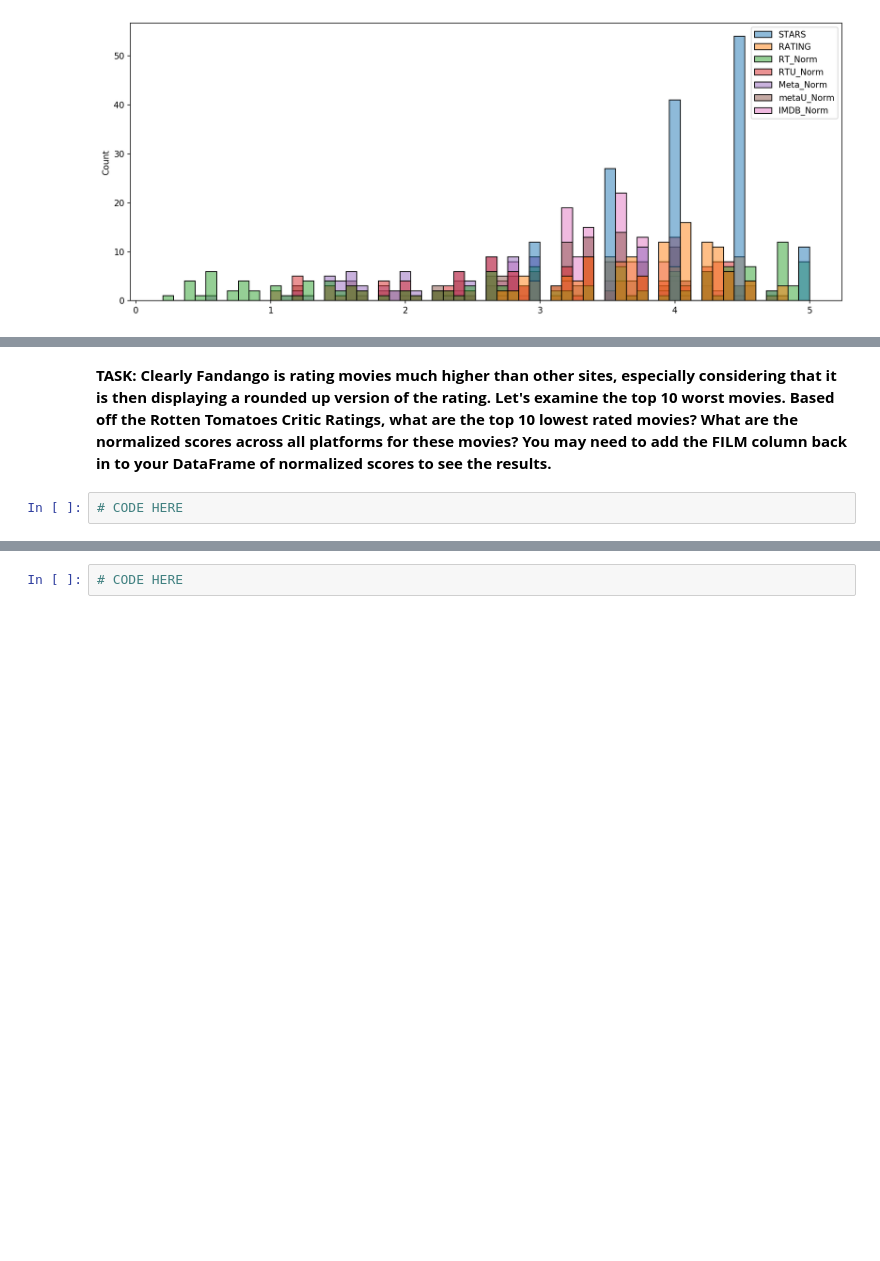
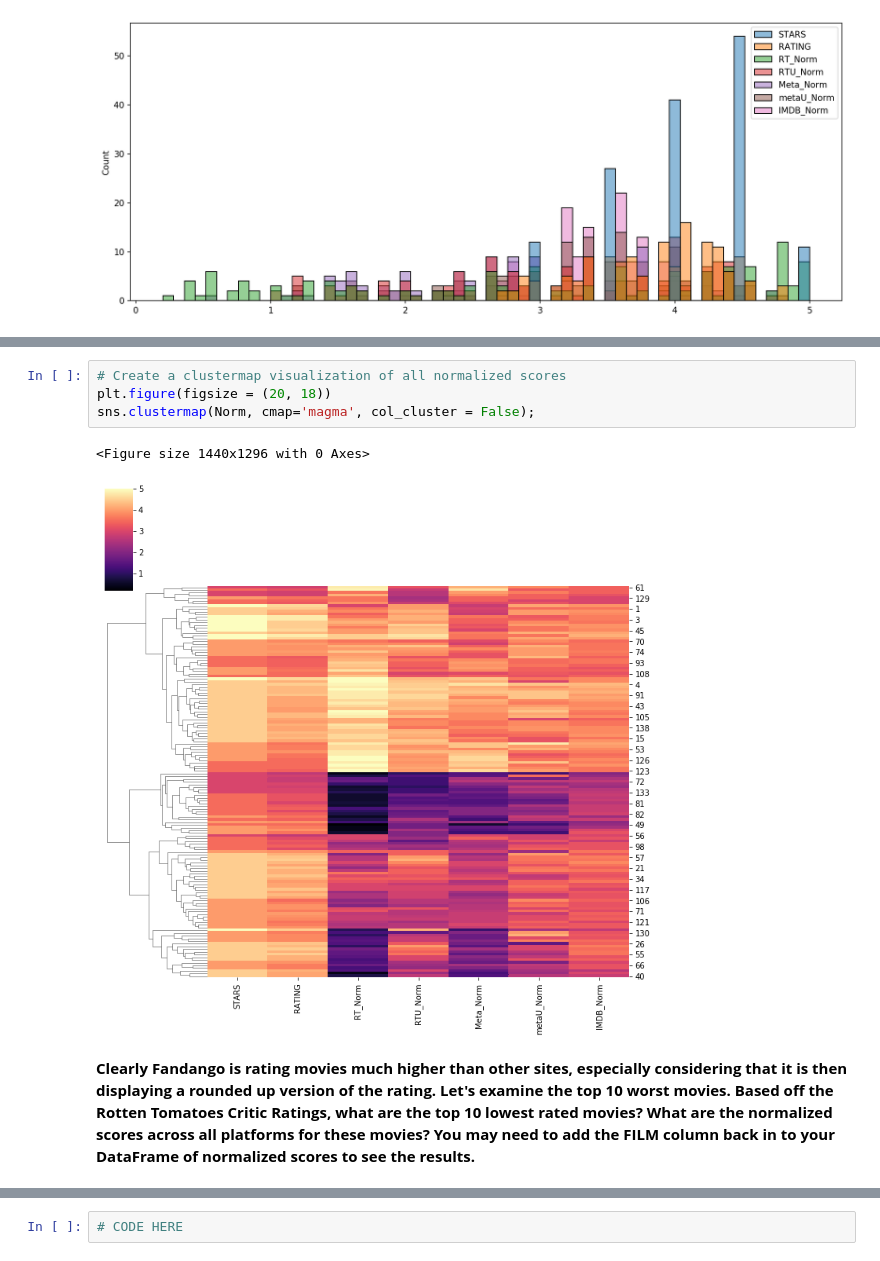
Before and after one commit to FarzinRad/Comparison-online-movie-score, a Jupyter notebook: Comparison-online-movie-score .ipynb, the cells around one changed output, grey strips where cells are left out. Cells and saved outputs as stored; diff of their text form; blank space fills up the shorter version.

Commit message:
other compares

```diff
--- a/Comparison-online-movie-score .ipynb
+++ b/Comparison-online-movie-score .ipynb
@@ -678,4 +672,9 @@ sns.histplot(data = Norm, bins=60);
+# %%
+# Create a clustermap visualization of all normalized scores
+plt.figure(figsize = (20, 18))
+sns.clustermap(Norm, cmap='magma', col_cluster = False);
+# %% [output]
+<Figure size 1440x1296 with 0 Axes>
+[figure, added]
 # %% [markdown]
-**TASK: Clearly Fandango is rating movies much higher than other sites, especially considering that it is then displaying a rounded up version of the rating. Let's examine the top 10 worst movies. Based off the Rotten Tomatoes Critic Ratings, what are the top 10 lowest rated movies? What are the normalized scores across all platforms for these movies? You may need to add the FILM column back in to your DataFrame of normalized scores to see the results.**
+**Clearly Fandango is rating movies much higher than other sites, especially considering that it is then displaying a rounded up version of the rating. Let's examine the top 10 worst movies. Based off the Rotten Tomatoes Critic Ratings, what are the top 10 lowest rated movies? What are the normalized scores across all platforms for these movies? You may need to add the FILM column back in to your DataFrame of normalized scores to see the results.**
-# %%
-# CODE HERE
```
Also changed, not shown: parts of 7 cells of this notebook.
